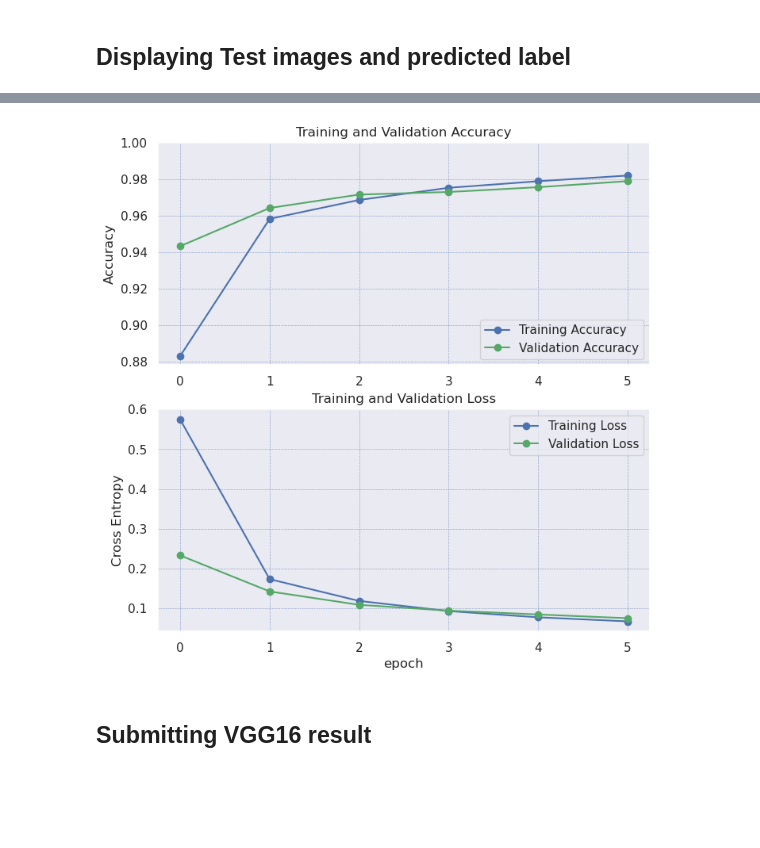
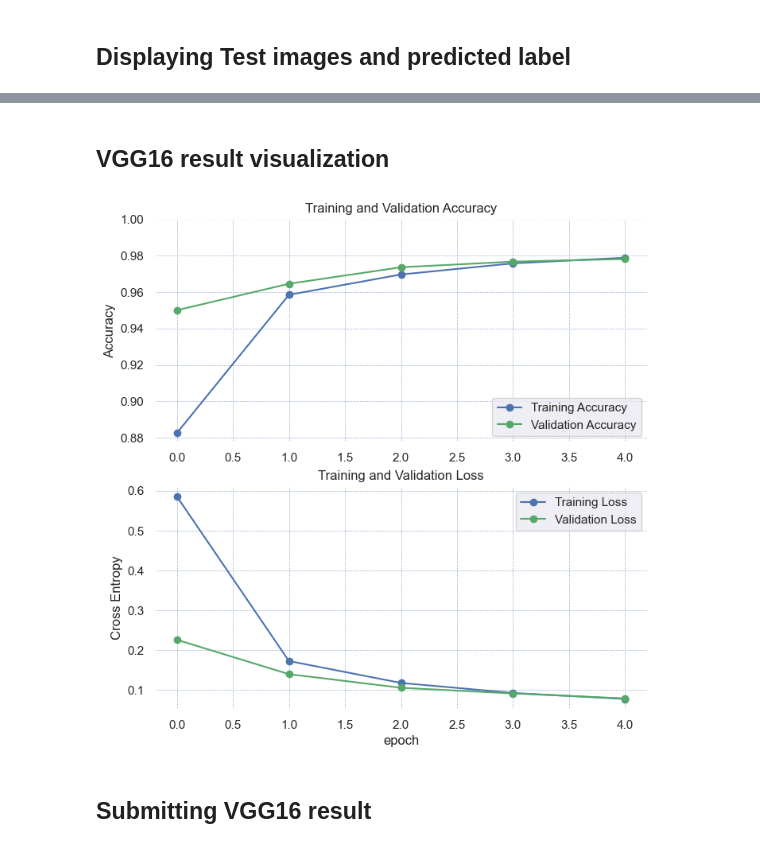
Before and after one commit to maurlco/kaggle-digit-recognizer, a Jupyter notebook: transfer-learning.ipynb, the cells around one changed output, grey strips where cells are left out. Cells and saved outputs as stored; diff of their text form; code cells hidden in the pictures; blank space fills up the shorter version.

```diff
--- a/transfer-learning.ipynb
+++ b/transfer-learning.ipynb
@@ -49,6 +41,6 @@ for dirname, _, filenames in os.walk('/kaggle/input'):
 # %%
-train_csv = pd.read_csv("/kaggle/input/digit-recognizer/train.csv")
-test_csv = pd.read_csv("/kaggle/input/digit-recognizer/test.csv")
+train_csv = pd.read_csv("train.csv")
+test_csv = pd.read_csv("test.csv")
 train_csv.head(3)
 # %% [output]
 |  | label | pixel0 | pixel1 | pixel2 | pixel3 | pixel4 | pixel5 | pixel6 | pixel7 | pixel8 | ... | ... |
@@ -444,4 +431,4 @@ Non-trainable params: 14,714,688
 _________________________________________________________________
 # %%
-history_vgg16 = model_vgg16.fit(X_train,y_train, validation_data=(X_val,y_val), epochs=6)
+history_vgg16 = model_vgg16.fit(X_train,y_train, validation_data=(X_val,y_val), epochs=5)
 # %% [output]
@@ -500,32 +477,34 @@ Keras weights file (<HDF5 file "variables.h5" (mode r)>) loading:
+# %% [markdown]
+## VGG16 result visualization
 # %%
 acc_vgg16 = history_vgg16.history['accuracy']
 val_acc_vgg16 = history_vgg16.history['val_accuracy']
 
 loss_vgg16 = history_vgg16.history['loss']
 val_loss_vgg16 = history_vgg16.history['val_loss']
 
 plt.figure(figsize=(8, 8))
-plt.subplot(2, 1, 1)
-plt.grid(color='b', linestyle='dotted', linewidth=0.5)
+plt.subplot(2, 1, 1).set_facecolor('white')
+plt.grid(color='b',linestyle='dotted', linewidth=0.5)
 plt.plot(acc_vgg16, 'o-',label='Training Accuracy', color='b')
 plt.plot(val_acc_vgg16, 'o-',label='Validation Accuracy', color='g')
 plt.legend(loc='lower right')
 plt.ylabel('Accuracy')
 plt.ylim([min(plt.ylim()),1])
 plt.title('Training and Validation Accuracy')
 
-plt.subplot(2, 1, 2)
+plt.subplot(2, 1, 2).set_facecolor('white')
 plt.grid(color='b', linestyle='dotted', linewidth=0.5)
 plt.plot(loss_vgg16, 'o-',label='Training Loss', color='b')
 plt.plot(val_loss_vgg16, 'o-',label='Validation Loss', color='g')
 plt.legend(loc='upper right')
 plt.ylabel('Cross Entropy')
 # plt.ylim([0,1.0])
 plt.title('Training and Validation Loss')
 plt.xlabel('epoch')
 plt.show()
 # %% [output]
-[figure, old version]
+[figure, new version]
 # %% [markdown]
 ## Submitting VGG16 result
 # %%
```
Also changed, not shown: parts of 48 cells of this notebook.
